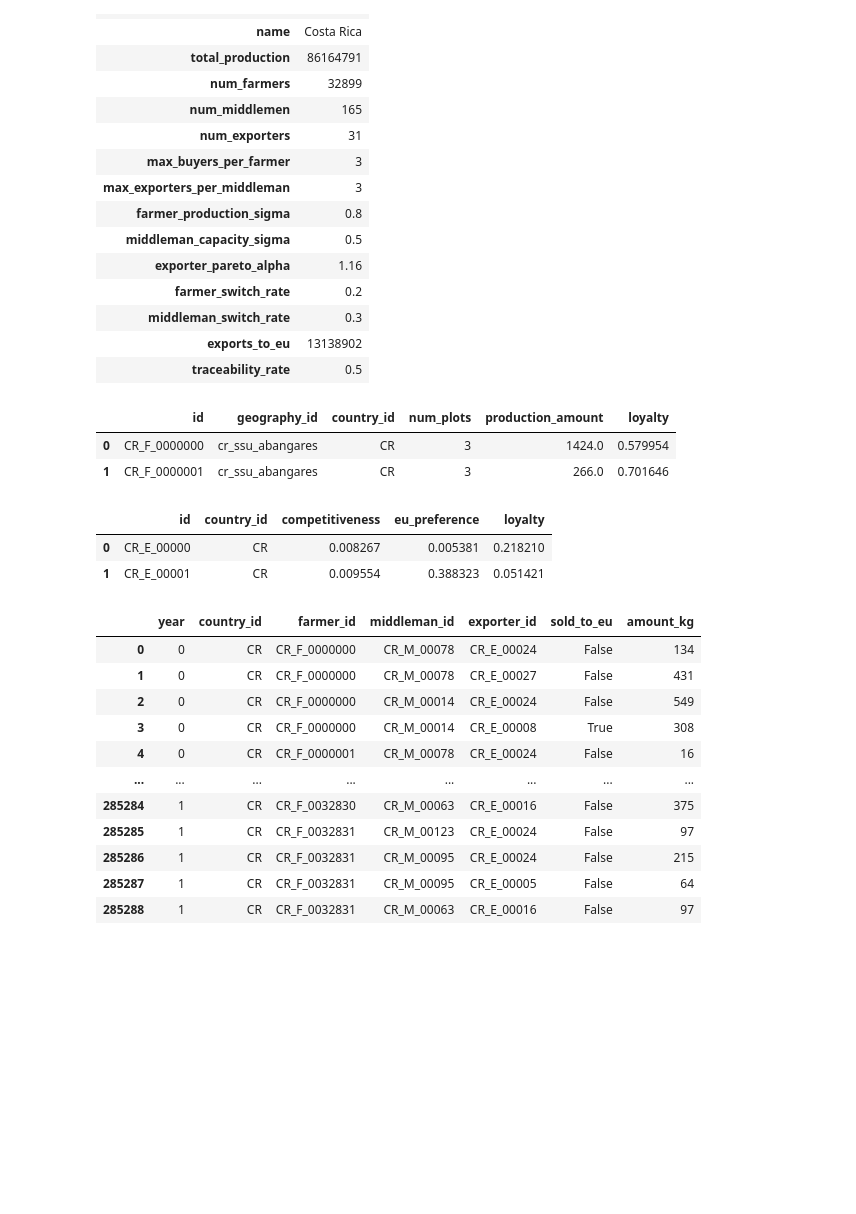
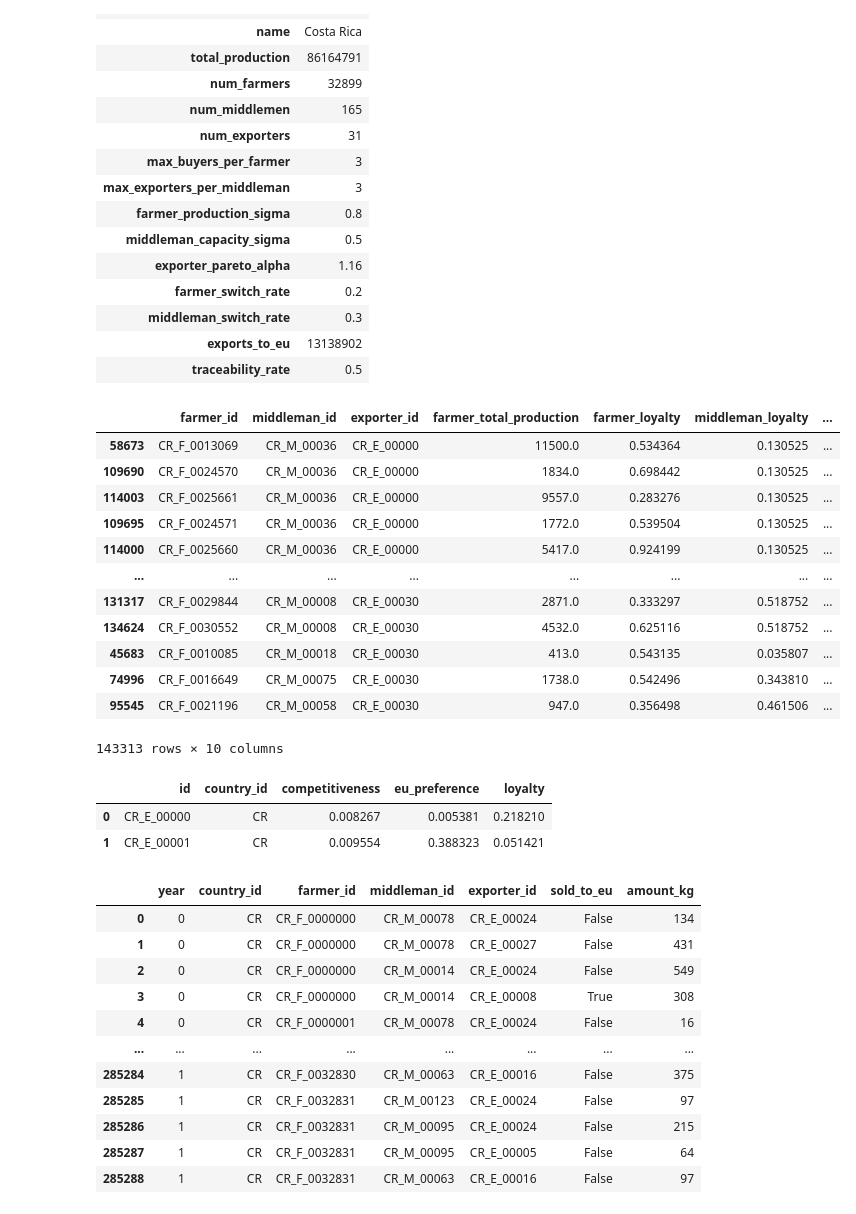
Before and after one commit to ccerv1/supply-chain-simulator, a Jupyter notebook: supply_chain_simulator/DashboardPrototype.ipynb, the cells around one changed output. Cells and saved outputs as stored; diff of their text form; code cells hidden in the pictures; blank space fills up the shorter version.

```diff
--- a/supply_chain_simulator/DashboardPrototype.ipynb
+++ b/supply_chain_simulator/DashboardPrototype.ipynb
@@ -33,21 +33,3 @@ pd.read_sql_query("""
 | middleman_switch_rate | 0.3 |
 | exports_to_eu | 13138902 |
 | traceability_rate | 0.5 |
-# %%
-pd.read_sql_query("""
-    SELECT *
-    FROM farmers
-""", conn).head(2)
-# %% [output]
-|  | id | geography_id | country_id | num_plots | production_amount | loyalty |
-| 0 | CR_F_0000000 | cr_ssu_abangares | CR | 3 | 1424.0 | 0.579954 |
-| 1 | CR_F_0000001 | cr_ssu_abangares | CR | 3 | 266.0 | 0.701646 |
-# %%
-pd.read_sql_query("""
-    SELECT *
-    FROM exporters
-""", conn).head(2)
-# %% [output]
-|  | id | country_id | competitiveness | eu_preference | loyalty |
-| 0 | CR_E_00000 | CR | 0.008267 | 0.005381 | 0.218210 |
-| 1 | CR_E_00001 | CR | 0.009554 | 0.388323 | 0.051421 |
@@ -54,3 +170,28 @@ pd.read_sql_query("""
+# %%
+df_relationships.sort_values(by='exporter_id')
+# %% [output]
+|  | farmer_id | middleman_id | exporter_id | farmer_total_production | farmer_loyalty | middleman_loyalty | ... |
+| 58673 | CR_F_0013069 | CR_M_00036 | CR_E_00000 | 11500.0 | 0.534364 | 0.130525 | ... |
+| 109690 | CR_F_0024570 | CR_M_00036 | CR_E_00000 | 1834.0 | 0.698442 | 0.130525 | ... |
+| 114003 | CR_F_0025661 | CR_M_00036 | CR_E_00000 | 9557.0 | 0.283276 | 0.130525 | ... |
+| 109695 | CR_F_0024571 | CR_M_00036 | CR_E_00000 | 1772.0 | 0.539504 | 0.130525 | ... |
+| 114000 | CR_F_0025660 | CR_M_00036 | CR_E_00000 | 5417.0 | 0.924199 | 0.130525 | ... |
+| ... | ... | ... | ... | ... | ... | ... | ... |
+| 131317 | CR_F_0029844 | CR_M_00008 | CR_E_00030 | 2871.0 | 0.333297 | 0.518752 | ... |
+| 134624 | CR_F_0030552 | CR_M_00008 | CR_E_00030 | 4532.0 | 0.625116 | 0.518752 | ... |
+| 45683 | CR_F_0010085 | CR_M_00018 | CR_E_00030 | 413.0 | 0.543135 | 0.035807 | ... |
+| 74996 | CR_F_0016649 | CR_M_00075 | CR_E_00030 | 1738.0 | 0.542496 | 0.343810 | ... |
+| 95545 | CR_F_0021196 | CR_M_00058 | CR_E_00030 | 947.0 | 0.356498 | 0.461506 | ... |
+143313 rows × 10 columns
+# %%
+pd.read_sql_query("""
+    SELECT *
+    FROM exporters
+""", conn).head(2)
+# %% [output]
+|  | id | country_id | competitiveness | eu_preference | loyalty |
+| 0 | CR_E_00000 | CR | 0.008267 | 0.005381 | 0.218210 |
+| 1 | CR_E_00001 | CR | 0.009554 | 0.388323 | 0.051421 |
 # %%
 df_trade = pd.read_sql_query("""
     SELECT * FROM trading_flows
```
Also changed, not shown: parts of 2 cells of this notebook, 2 other files.
